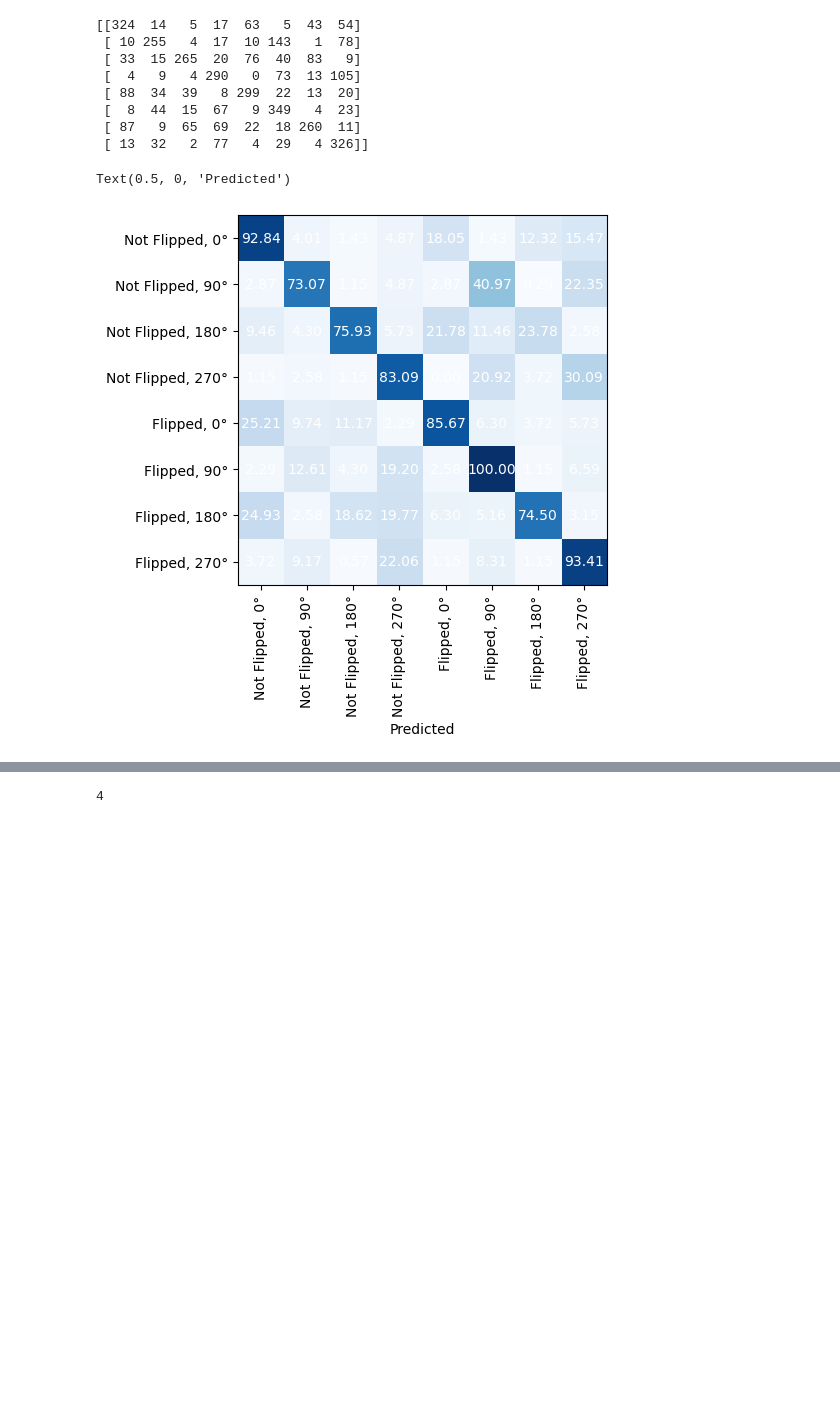
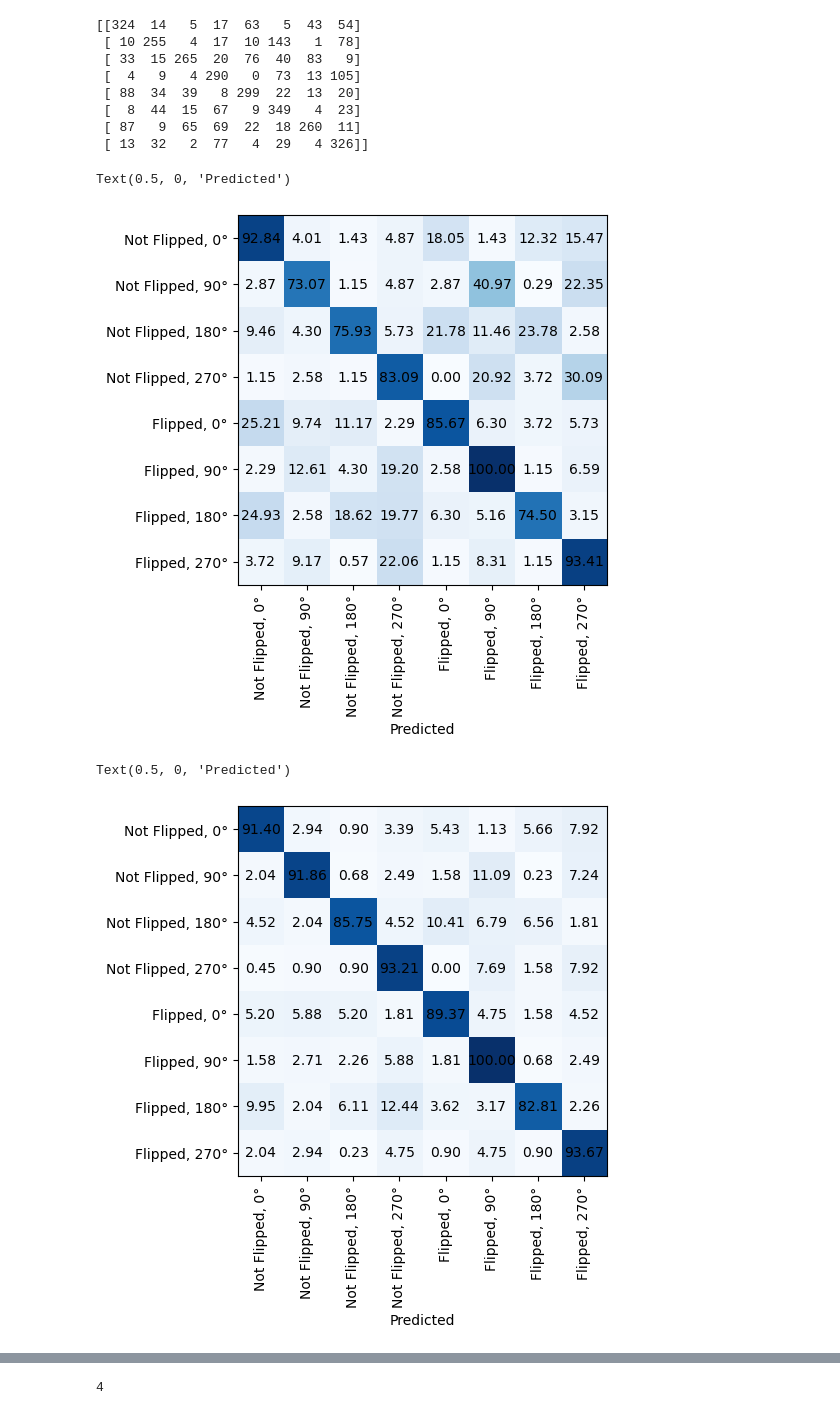
Before and after one commit to LinusHats/InstanceRotation, a Jupyter notebook: evaluation.ipynb, the cells around one changed output, grey strips where cells are left out. Saved outputs shown, nothing was run; the diff lists cells and outputs as text; code cells hidden in the pictures; blank space fills up the shorter version.

```diff
--- a/evaluation.ipynb
+++ b/evaluation.ipynb
@@ -155,7 +237,4 @@ fig.tight_layout()
 # %%
-y_pred_corrected = y_pred.copy()
-for i in ambiguous:
-    y_pred_corrected[i] = y_true[i]
 
 print(classification_report(y_true, y_pred))
 print(classification_report(y_true, y_pred_corrected))
@@ -180,5 +259,6 @@ weighted avg       0.71      0.68      0.68      4152
 # %%
 conf_matrix = confusion_matrix(y_true, y_pred)
+updated_conf_matrix = confusion_matrix(y_true, y_pred_corrected)
 print(conf_matrix)
 # %% [output]
 [[324  14   5  17  63   5  43  54]
@@ -197,8 +277,8 @@ plt.yticks(range(8), list(DepictionDataset.labels_map.values()))
 # add the confusion scores to the plot
 for i in range(8):
     for j in range(8):
-        plt.text(j, i, f'{conf_matrix[i, j]/conf_matrix.max()*100:.2f}', ha="center", va="center", color="white")
+        plt.text(j, i, f'{conf_matrix[i, j]/conf_matrix.max()*100:.2f}', ha="center", va="center", color="black")
 plt.xlabel("Predicted")
 # %% [output]
 Text(0.5, 0, 'Predicted')
-[figure, old version]
+[figure, new version]
@@ -207,3 +285,16 @@ wrong = [i for i, _ in enumerate(y_pred) if y_pred[i] != y_true[i]]
+# %%
+plt.imshow(updated_conf_matrix/updated_conf_matrix.max(), cmap="Blues")
+# change the xticks to be the class names, not the indices
+plt.xticks(range(8), list(DepictionDataset.labels_map.values()), rotation=90)
+plt.yticks(range(8), list(DepictionDataset.labels_map.values()))
+# add the confusion scores to the plot
+for i in range(8):
+    for j in range(8):
+        plt.text(j, i, f'{updated_conf_matrix[i, j]/updated_conf_matrix.max()*100:.2f}', ha="center", va="center", color="black")
+plt.xlabel("Predicted")
+# %% [output]
+Text(0.5, 0, 'Predicted')
+[figure, added]
 # %%
 np.save("wrong.npy", wrong)
 np.save("y_true.npy", y_true)
```
Also changed, not shown: parts of 10 cells of this notebook, 7 other files.
